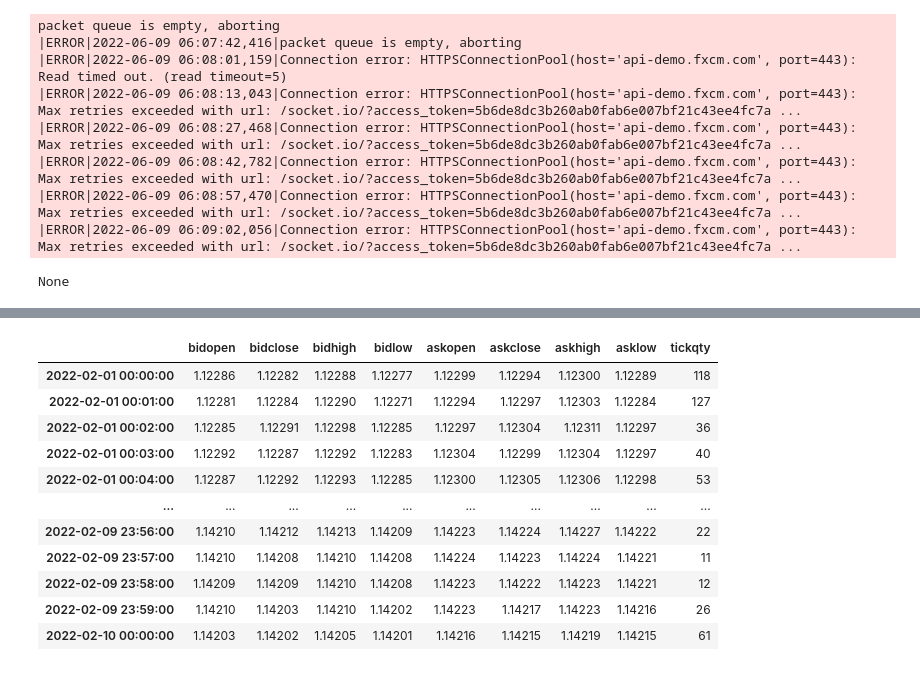
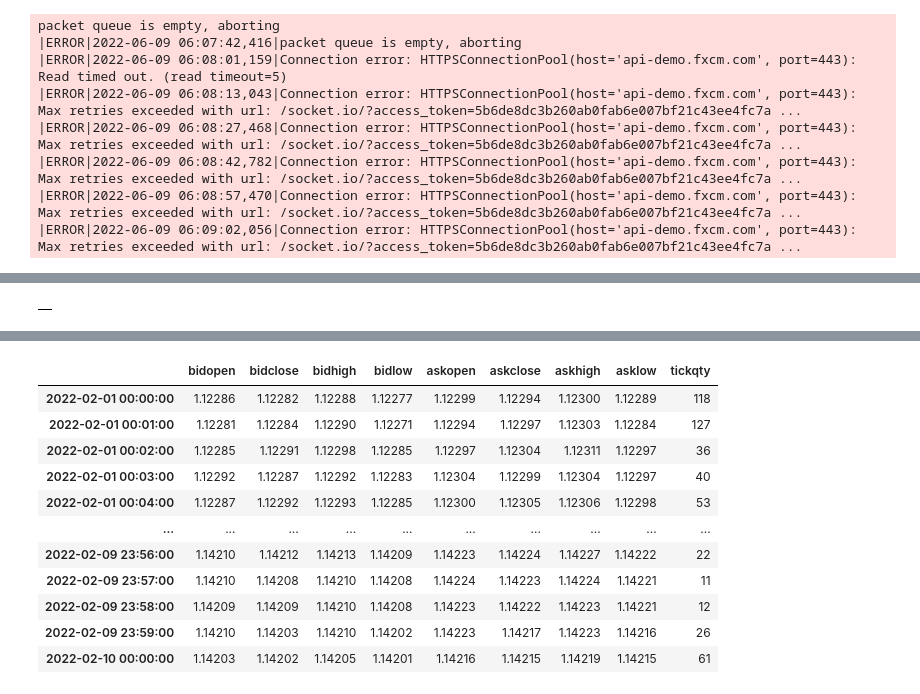
Before and after one commit to sonupal129/affinity, a Jupyter notebook: algo_test.ipynb, the cells around one changed output, grey strips where cells are left out. Cells and saved outputs as stored; diff of their text form; code cells hidden in the pictures.

```diff
--- a/algo_test.ipynb
+++ b/algo_test.ipynb
@@ -254,7 +254,5 @@ packet queue is empty, aborting
 # od.save()
 # Order.objects.filter(tradeId=None, pl_status=None)
 
-od = connection.get_order(138218585)
-print(od.get_associated_trade())
+# od = connection.get_order(138218585)
 # %% [output]
-None
@@ -278,3 +259,4 @@ packet queue is empty, aborting
+|  |
 # %%
 connection.subscribe_market_data('EUR/USD')
 # %%
```
Also changed, not shown: parts of 13 cells of this notebook, 1 other file.
